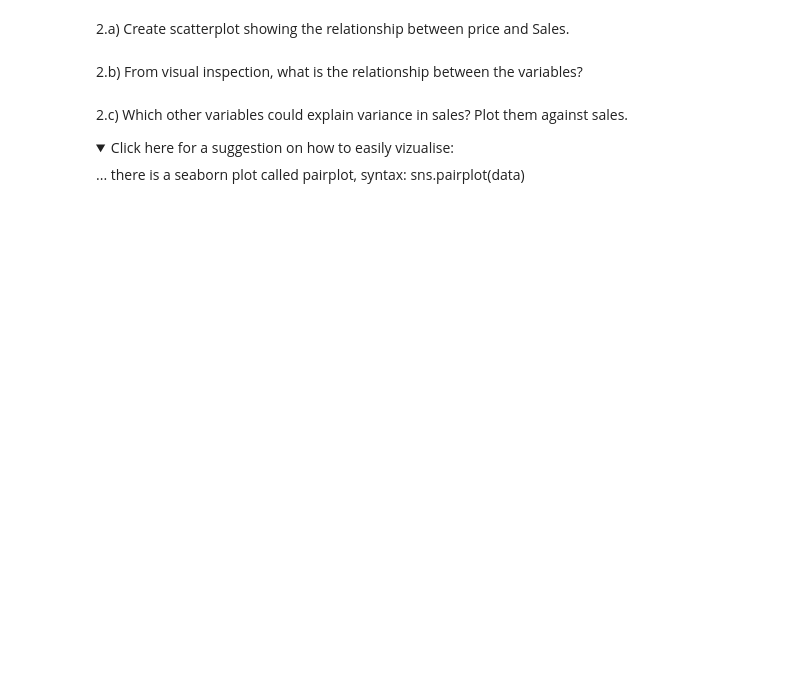
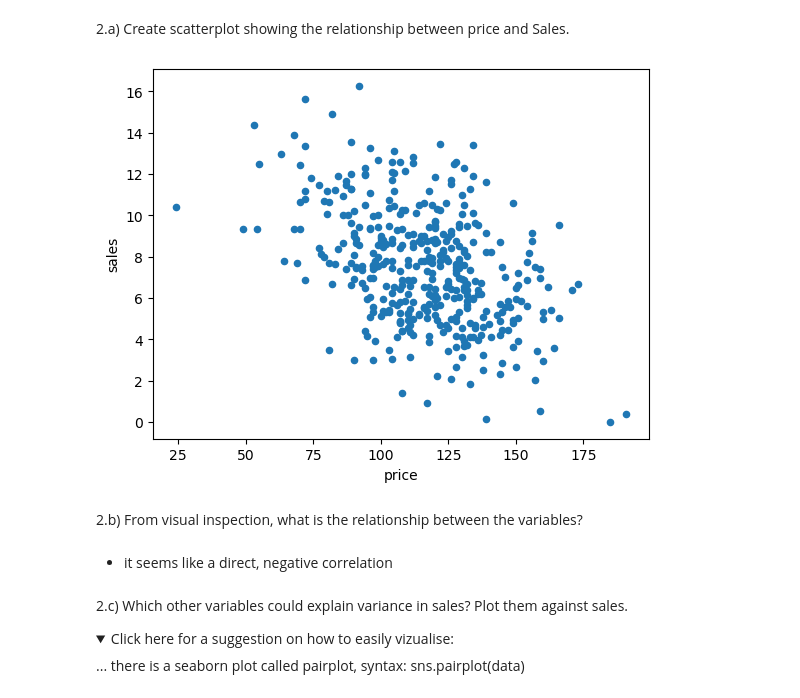
Before and after one commit to SabrinaPau/13_linear_regression, a Jupyter notebook: 2-Linear-Regression-Exercise.ipynb, the cells around one changed output. Cells and saved outputs as stored; diff of their text form; code cells hidden in the pictures; folded sections open; blank space fills up the shorter version.

```diff
--- a/2-Linear-Regression-Exercise.ipynb
+++ b/2-Linear-Regression-Exercise.ipynb
@@ -63,3 +75,6 @@ import seaborn as sns
 import matplotlib.pyplot as plt
 # %% [markdown]
 1. Read in carseats data and get an overview of the data.
+# %%
+carseats_df = pd.read_csv('data/Carseats.csv')
+carseats_df.columns = [c.lower() for c in carseats_df.columns]
@@ -66,7 +95,13 @@ import matplotlib.pyplot as plt
 # %% [markdown]
 2.a) Create scatterplot showing the relationship between price and Sales.
+# %%
+carseats_df.plot(x='price', y='sales', kind = 'scatter');
+# %% [output]
+[figure, added]
 # %% [markdown]
 2.b) From visual inspection, what is the relationship between the variables?
+# %% [markdown]
+* it seems like a direct, negative correlation
 # %% [markdown]
 2.c) Which other variables could explain variance in sales? Plot them against sales.
 <br>
```
Also changed, not shown: parts of 16 cells of this notebook, 3 other files.
